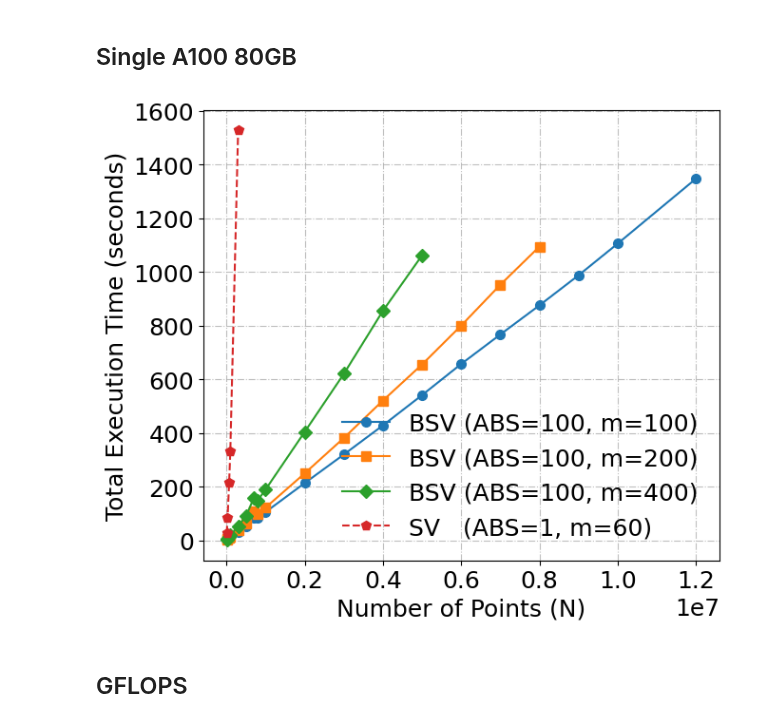
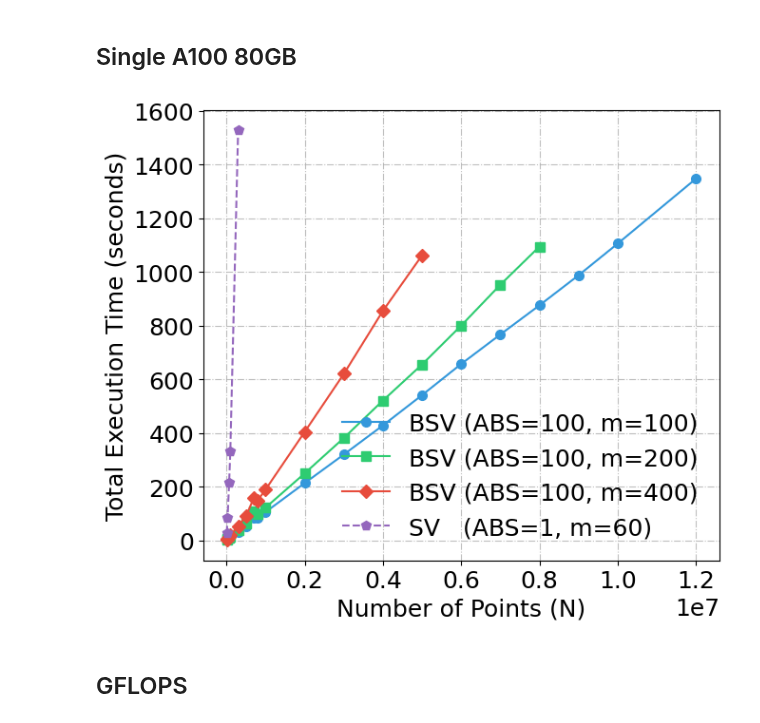
Before and after one commit to paper-code1/VecchiaConditionalExtremes, a Jupyter notebook: experiments/PerformacneGPU_GH200.ipynb, the cells around one changed output. Cells and saved outputs as stored; diff of their text form; code cells hidden in the pictures.

```diff
--- a/experiments/PerformacneGPU_GH200.ipynb
+++ b/experiments/PerformacneGPU_GH200.ipynb
@@ -97,36 +97,38 @@ plt.rcParams.update({'font.size': 18})
 plt.figure(figsize=(7, 6))
 # Define different markers for each line
 markers = ['o', 's', 'D', '^', 'v', '<', '>', 'p', 'h', '8']
-
+colors = ['#3498db', '#2ecc71','#e74c3c', '#9467bd', '#8c564b', '#e377c2', '#7f7f7f', '#bcbd22', '#17becf']
 
 # Plot BSV lines for different m values
 for i, N_b in enumerate(N_bs):
     for j, M_est in enumerate(M_ests):
         plt.plot(N_bsv[:len(total_time_bsv[i][j])], np.asarray(total_time_bsv[i][j]),
                  label=f'BSV (ABS={N_b}, m={M_est})',
                  marker=markers[i*len(M_ests)+j],
+                 color=colors[j],
                  markersize=7)
 
 # Plot SC line
 plt.plot(N_sc[:len(total_time_sc)-1], np.asarray(total_time_sc[:len(total_time_sc) - 1]),
          label='SV   (ABS=1, m=60)',
          marker=markers[7],
          linestyle='--',
+         color=colors[3],
          markersize=7)
 
 plt.xlabel('Number of Points (N)')
 plt.ylabel('Total Execution Time (seconds)')
 # plt.title('Performance Comparison: BSV vs SV')
 plt.grid(True, ls="-.", alpha=0.8)
 plt.legend(framealpha=0.0)
 # plt.xscale('log')  # Use log scale for x-axis due to large range
 # plt.yscale('log')  # Use log scale for y-axis if times vary by orders of magnitude
 plt.tight_layout()
 os.makedirs('./fig', exist_ok=True)
 plt.savefig('./fig/perf_total_time_bsv_vs_sv_GH200.pdf', bbox_inches='tight')
 plt.show()
 # %% [output]
-[figure, old version]
+[figure, new version]
 # %% [markdown]
 ## GFLOPS
 # %%
```
Also changed, not shown: parts of 9 cells of this notebook, 18 other files.
